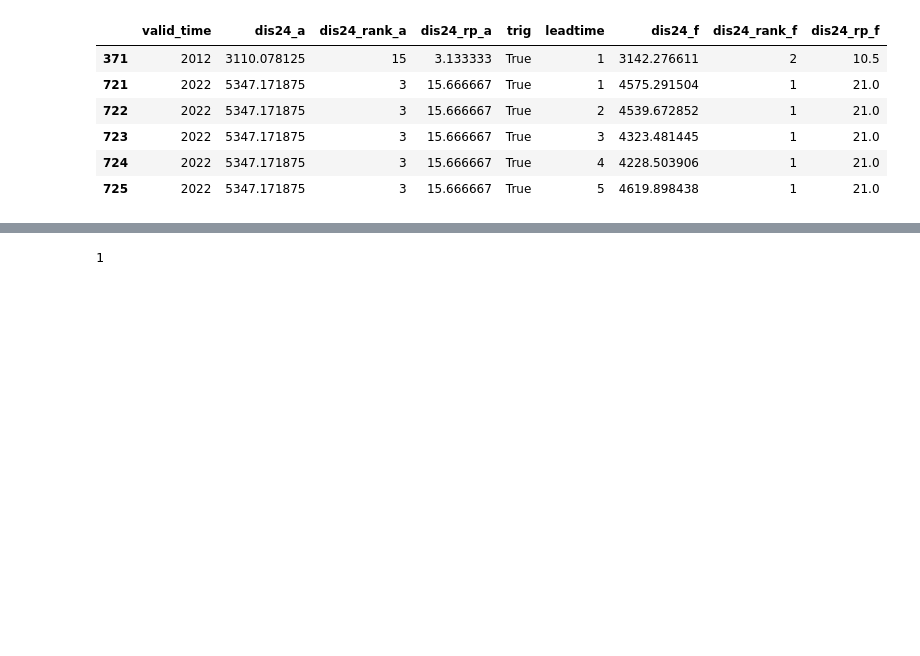
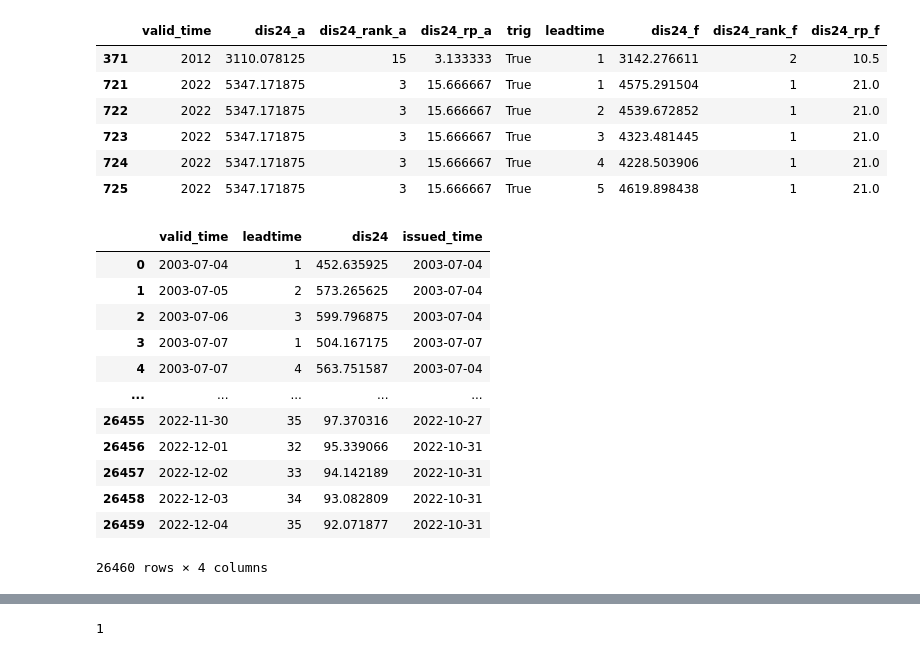
Before and after one commit to OCHA-DAP/ds-aa-nga-flooding, a Jupyter notebook: exploration/2025/gf_reforecast.ipynb, the cells around one changed output, grey strips where cells are left out. Cells and saved outputs as stored; diff of their text form; code cells hidden in the pictures; blank space fills up the shorter version.

```diff
--- a/exploration/2025/gf_reforecast.ipynb
+++ b/exploration/2025/gf_reforecast.ipynb
@@ -251,0 +256,16 @@ df_compare[
+# %%
+df_ref
+# %% [output]
+|  | valid_time | leadtime | dis24 | issued_time |
+| 0 | 2003-07-04 | 1 | 452.635925 | 2003-07-04 |
+| 1 | 2003-07-05 | 2 | 573.265625 | 2003-07-04 |
+| 2 | 2003-07-06 | 3 | 599.796875 | 2003-07-04 |
+| 3 | 2003-07-07 | 1 | 504.167175 | 2003-07-07 |
+| 4 | 2003-07-07 | 4 | 563.751587 | 2003-07-04 |
+| ... | ... | ... | ... | ... |
+| 26455 | 2022-11-30 | 35 | 97.370316 | 2022-10-27 |
+| 26456 | 2022-12-01 | 32 | 95.339066 | 2022-10-31 |
+| 26457 | 2022-12-02 | 33 | 94.142189 | 2022-10-31 |
+| 26458 | 2022-12-03 | 34 | 93.082809 | 2022-10-31 |
+| 26459 | 2022-12-04 | 35 | 92.071877 | 2022-10-31 |
+26460 rows × 4 columns
```
Also changed, not shown: parts of 4 cells of this notebook, 3 other files.
